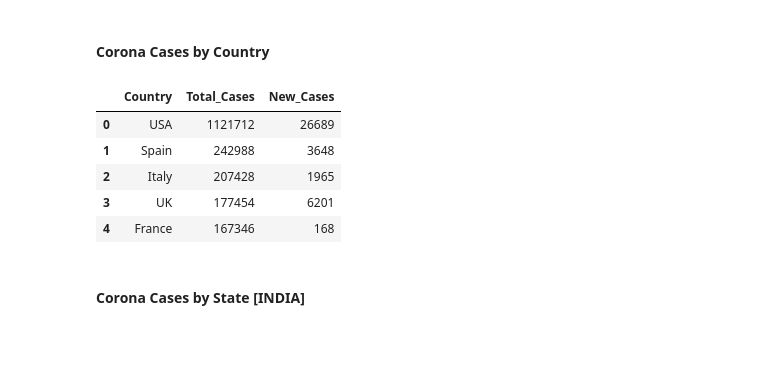
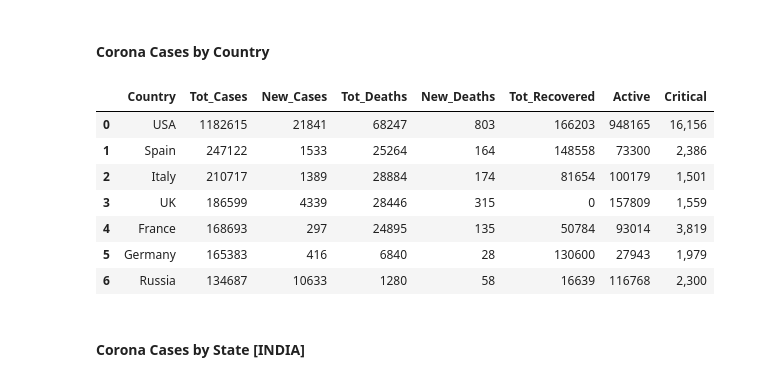
Before and after one commit to DeveloperAritro/COVID_19, a Jupyter notebook: Assignment1_COVID19.ipynb, the cells around one changed output. Saved outputs shown, nothing was run; the diff lists cells and outputs as text; code cells hidden in the pictures; blank space fills up the shorter version.

Commit message:
data cleaning

```diff
--- a/Assignment1_COVID19.ipynb
+++ b/Assignment1_COVID19.ipynb
@@ -131,15 +131,19 @@ soup=BeautifulSoup(requests.get(world_url).content, "html.parser")
 # %%
 coronatable=soup.find_all("table")
 co=coronatable[0]
-country=[]
-total_cases=[]
-new_cases=[]
-rows=co.find_all("tr")[9:-8]
+country,total_cases,new_cases,total_deaths,new_deaths,total_recovered,active_cases,critical=[],[],[],[],[],[],[],[]
+rows=co.find_all("tr")[9:-4]
+rows
 for row in rows:
     col=row.find_all("td")
     country.append(col[0].text.strip())
     total_cases.append(col[1].text.strip())
     new_cases.append(col[2].text.strip())
+    total_deaths.append(col[3].text)
+    new_deaths.append(col[4].text)
+    total_recovered.append(col[5].text)
+    active_cases.append(col[6].text)
+    critical.append(col[7].text)
 # %% [markdown]
 #### Exporting raw data into dataframe:
 # %%
@@ -171,7 +175,7 @@ def records_cleaner(val):
     records_list=[]
     for i in df_world[val]:
         s=str(i)
-        s1=s.replace("+","")
+        s1=s.replace("+","").replace("N/A","0")
         s2=s1.replace(",","")
         s3=int(s2)
         records_list.append(s3)
@@ -179,8 +183,15 @@ def records_cleaner(val):
 
 
 df_world = missing_val_updater(raw_df)
-updated_total_cases = records_cleaner("Total_Cases")
-updated_new_cases = records_cleaner("New_Cases")
-df_world=pd.DataFrame(list(zip(country, updated_total_cases,updated_new_cases)), columns=["Country","Total_Cases","New_Cases"])
+
+u_total_cases = records_cleaner("Tot_Cases")
+u_new_cases = records_cleaner("New_Cases")
+u_total_deaths = records_cleaner("Tot_Deaths")
+u_new_deaths = records_cleaner("New_Deaths")
+u_total_recovered = records_cleaner("Tot_Recovered")
+u_active_cases = records_cleaner("Active")
+u_critical = records_cleaner("Critical")
+
+df_world=pd.DataFrame(list(zip(country, u_total_cases,u_new_cases,u_total_deaths,u_new_deaths,u_total_recovered,u_active_cases,critical)), columns=["Country","Tot_Cases","New_Cases","Tot_Deaths","New_Deaths","Tot_Recovered","Active","Critical"])
 df_world.head()
 # %% [output]
@@ -660,14 +676,16 @@ Total_Deaths:  115
 # %% [markdown]
 #### Corona Cases by Country
 # %%
-df_world.head()
+df_world.head(7)
 # %% [output]
-|  | Country | Total_Cases | New_Cases |
-| 0 | USA | 1121712 | 26689 |
-| 1 | Spain | 242988 | 3648 |
-| 2 | Italy | 207428 | 1965 |
-| 3 | UK | 177454 | 6201 |
-| 4 | France | 167346 | 168 |
+|  | Country | Tot_Cases | New_Cases | Tot_Deaths | New_Deaths | Tot_Recovered | Active | Critical |
+| 0 | USA | 1182615 | 21841 | 68247 | 803 | 166203 | 948165 | 16,156 |
+| 1 | Spain | 247122 | 1533 | 25264 | 164 | 148558 | 73300 | 2,386 |
+| 2 | Italy | 210717 | 1389 | 28884 | 174 | 81654 | 100179 | 1,501 |
+| 3 | UK | 186599 | 4339 | 28446 | 315 | 0 | 157809 | 1,559 |
+| 4 | France | 168693 | 297 | 24895 | 135 | 50784 | 93014 | 3,819 |
+| 5 | Germany | 165383 | 416 | 6840 | 28 | 130600 | 27943 | 1,979 |
+| 6 | Russia | 134687 | 10633 | 1280 | 58 | 16639 | 116768 | 2,300 |
 # %% [markdown]
 #### Corona Cases by State [INDIA]
 # %%
```
Also changed, not shown: parts of 4 cells of this notebook.
